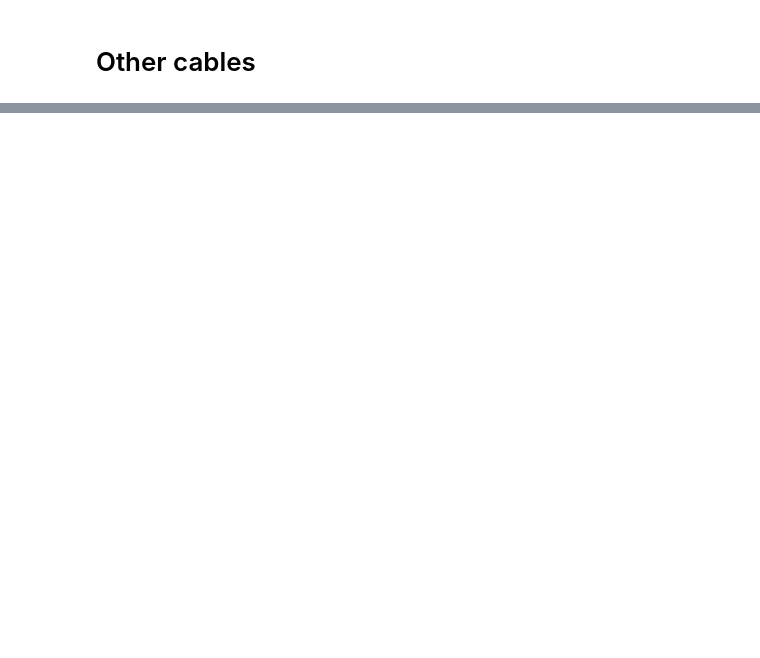
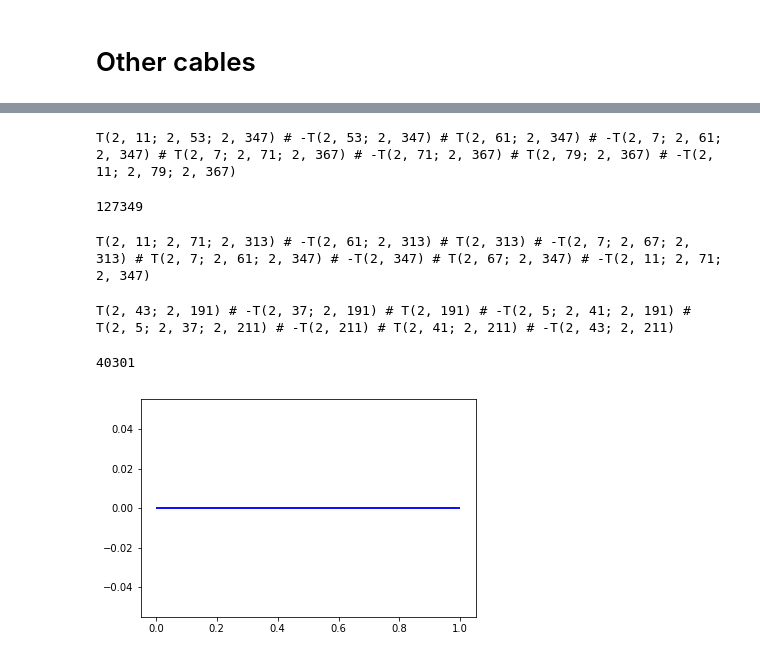
Before and after one commit to mariamarchwicka/signature_function, a Jupyter notebook: main.ipynb, the cells around one changed output, grey strips where cells are left out. Cells and saved outputs as stored; diff of their text form; code cells hidden in the pictures; blank space fills up the shorter version.

```diff
--- a/main.ipynb
+++ b/main.ipynb
@@ -163,16 +170,20 @@ slice_canidate = cable_template.cable
 print(slice_canidate.knot_description)
 
 slice_canidate.q_order
-slice_canidate.is_signature_big_for_all_metabolizers()
+# slice_canidate.is_signature_big_for_all_metabolizers()
+# %% [output]
+T(2, 11; 2, 53; 2, 347) # -T(2, 53; 2, 347) # T(2, 61; 2, 347) # -T(2, 7; 2, 61; 2, 347) # T(2, 7; 2, 71; 2, 367) # -T(2, 71; 2, 367) # T(2, 79; 2, 367) # -T(2, 11; 2, 79; 2, 367)
+127349
 # %%
 formula_1 = "[[k[0], k[5], k[3]], " + \
-                  "[-k[5], -k[3]], " + \
-                   "[k[2], k[3]], " + \
+                  "[-k[1], -k[3]], " + \
+                         "[ k[3]], " + \
             "[-k[4], -k[6], -k[3]]]"
+
 formula_2 = "[[k[4], k[1], k[7]], " + \
-                  "[-k[1], -k[7]], " + \
+                       "[ -k[7]], " + \
                    "[k[6], k[7]], " + \
-            "[-k[0], -k[2], -k[7]]]"
+            "[-k[0], -k[5], -k[7]]]"
 
 
 
@@ -189,5 +200,44 @@ slice_canidate = cable_template.cable
 print(slice_canidate.knot_description)
 sf = slice_canidate(4,4,4,4,0,0,0,0)
 sf = slice_canidate(4,1,1,4,0,0,0,0)
-slice_canidate.q_order
 # slice_canidate.is_signature_big_for_all_metabolizers()
+# %% [output]
+T(2, 11; 2, 71; 2, 313) # -T(2, 61; 2, 313) # T(2, 313) # -T(2, 7; 2, 67; 2, 313) # T(2, 7; 2, 61; 2, 347) # -T(2, 347) # T(2, 67; 2, 347) # -T(2, 11; 2, 71; 2, 347)
+# %%
+formula_1 = "       [ [k[5],  k[3]], " + \
+            "       [ -k[1], -k[3]], " + \
+                   "       [  k[3]], " + \
+            "[-k[4],  -k[6], -k[3]]]"
+
+formula_2 = "[[k[4],   k[1],  k[7]], " + \
+                       "[    -k[7]], " + \
+                     "[k[6],  k[7]], " + \
+                    "[-k[5], -k[7]]]"
+
+
+
+
+cable_template_1 = cs.CableTemplate(knot_formula=formula_1)
+cable_template_2 = cs.CableTemplate(knot_formula=formula_2)
+cable_template = cable_template_1 + cable_template_2
+
+cable_template.fill_q_vector()
+# print(cable_template.q_vector)
+# print(cable_template.knot_formula)
+
+slice_canidate = cable_template.cable
+print(slice_canidate.knot_description)
+sf = slice_canidate(4,4,4,4,0,0,0,0)
+sf = slice_canidate(4,1,1,4,0,0,0,0)
+slice_canidate.q_order
+# slice_canidate.is_signature_big_for_all_metabolizers()
+# %% [output]
+T(2, 43; 2, 191) # -T(2, 37; 2, 191) # T(2, 191) # -T(2, 5; 2, 41; 2, 191) # T(2, 5; 2, 37; 2, 211) # -T(2, 211) # T(2, 41; 2, 211) # -T(2, 43; 2, 211)
+40301
+# %%
+sf = slice_canidate()
+sf = sf[2]
+# %%
+sf.plot()
+# %% [output]
+[figure, added]
```
Also changed, not shown: parts of 10 cells of this notebook.
